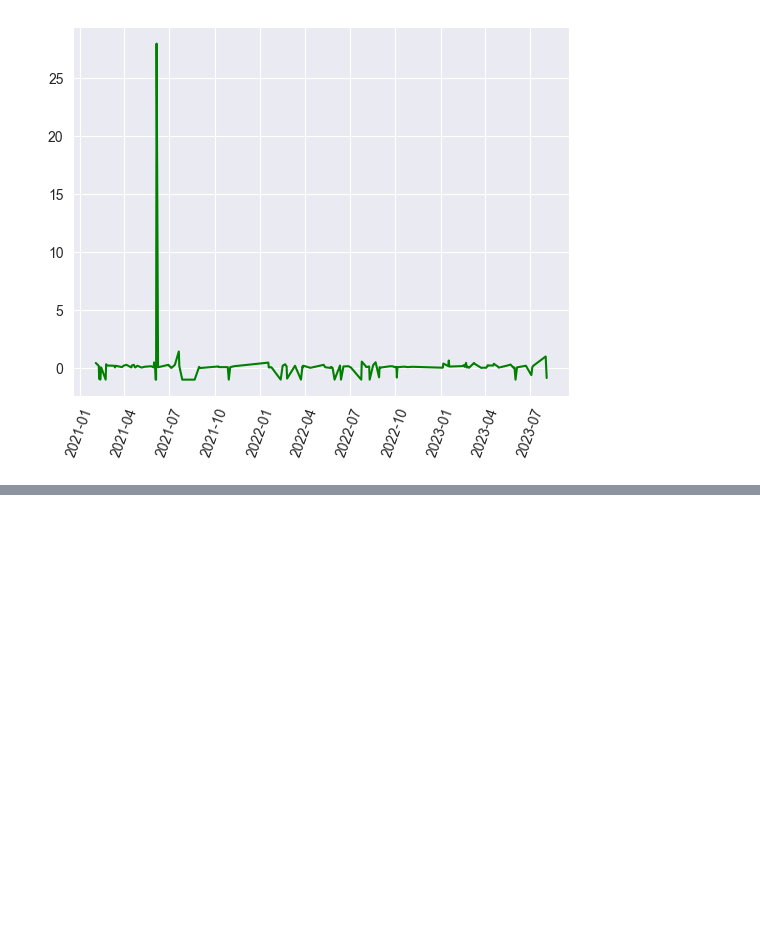
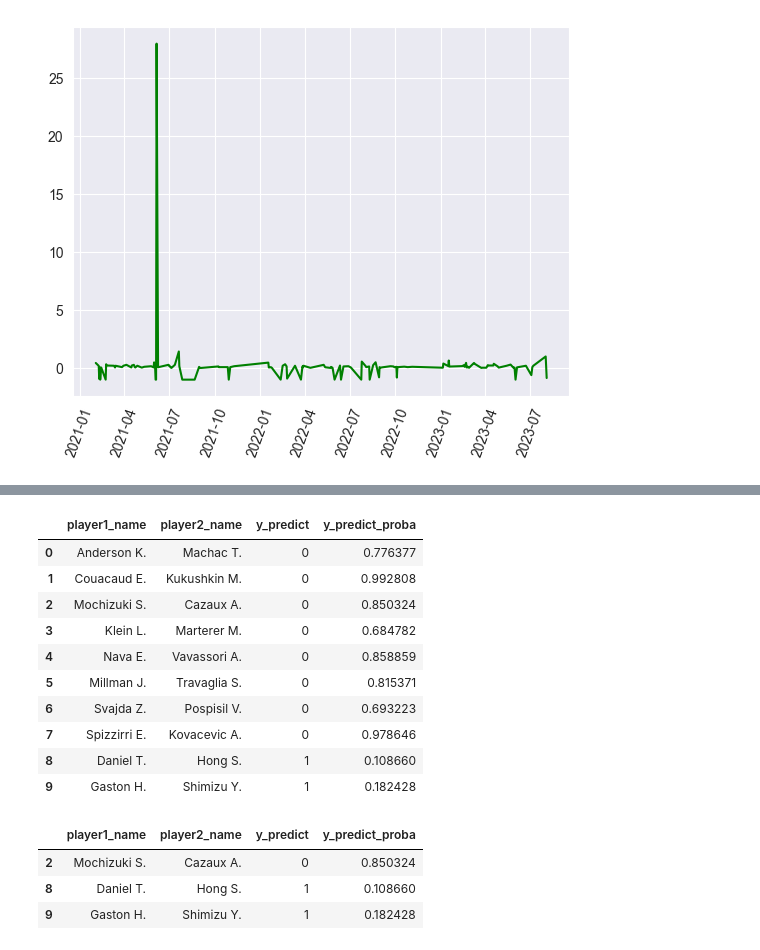
Before and after one commit to chboudry/PariTennis, a Jupyter notebook: m2c_gradientboosting.ipynb, the cells around one changed output, grey strips where cells are left out. Cells and saved outputs as stored; diff of their text form; code cells hidden in the pictures; blank space fills up the shorter version.

Commit message:
first prod proba on m2c

```diff
--- a/m2c_gradientboosting.ipynb
+++ b/m2c_gradientboosting.ipynb
@@ -274,0 +295,37 @@ roi = pd.DataFrame(data=d)
+# %%
+x_prod = pd.read_csv("./data/x_prod_odds.csv")
+X = x_prod[["player1_name", "player1_atprank", "player1_games", "player1_wins", "player1_losses", "player1_indoor_wins","player1_indoor_losses","player1_outdoor_wins","player1_outdoor_losses",
+        "player2_name","player2_atprank", "player2_games", "player2_wins", "player2_losses", "player2_indoor_wins","player2_indoor_losses","player2_outdoor_wins","player2_outdoor_losses",
+        "tournament_court",
+        "match_date", "match_odd_player1", "match_odd_player2"]]
+
+X_filtered = X.drop(["player1_name","player2_name","match_date"],axis=1)
+X_filtered = X_filtered.apply(preprocessing.LabelEncoder().fit_transform)
+y_predict = model.predict(X_filtered)
+y_predict_proba = model.predict_proba(X_filtered)
+
+df_roi = X.copy()
+df_roi["y_predict_proba"] = y_predict_proba[:,0]   #all rows, first column = prediction score for winner 1
+df_roi["y_predict"] = y_predict
+
+df_roi[["player1_name","player2_name","y_predict","y_predict_proba"]]
+# %% [output]
+|  | player1_name | player2_name | y_predict | y_predict_proba |
+| 0 | Anderson K. | Machac T. | 0 | 0.776377 |
+| 1 | Couacaud E. | Kukushkin M. | 0 | 0.992808 |
+| 2 | Mochizuki S. | Cazaux A. | 0 | 0.850324 |
+| 3 | Klein L. | Marterer M. | 0 | 0.684782 |
+| 4 | Nava E. | Vavassori A. | 0 | 0.858859 |
+| 5 | Millman J. | Travaglia S. | 0 | 0.815371 |
+| 6 | Svajda Z. | Pospisil V. | 0 | 0.693223 |
+| 7 | Spizzirri E. | Kovacevic A. | 0 | 0.978646 |
+| 8 | Daniel T. | Hong S. | 1 | 0.108660 |
+| 9 | Gaston H. | Shimizu Y. | 1 | 0.182428 |
+# %%
+df_roi_filtered= df_roi.loc[(df_roi["player1_games"]>6) & (df_roi["player2_games"]<6)]
+df_roi_filtered[["player1_name","player2_name","y_predict","y_predict_proba"]]
+# %% [output]
+|  | player1_name | player2_name | y_predict | y_predict_proba |
+| 2 | Mochizuki S. | Cazaux A. | 0 | 0.850324 |
+| 8 | Daniel T. | Hong S. | 1 | 0.108660 |
+| 9 | Gaston H. | Shimizu Y. | 1 | 0.182428 |
```
Also changed, not shown: parts of 11 cells of this notebook, 9 other files.
